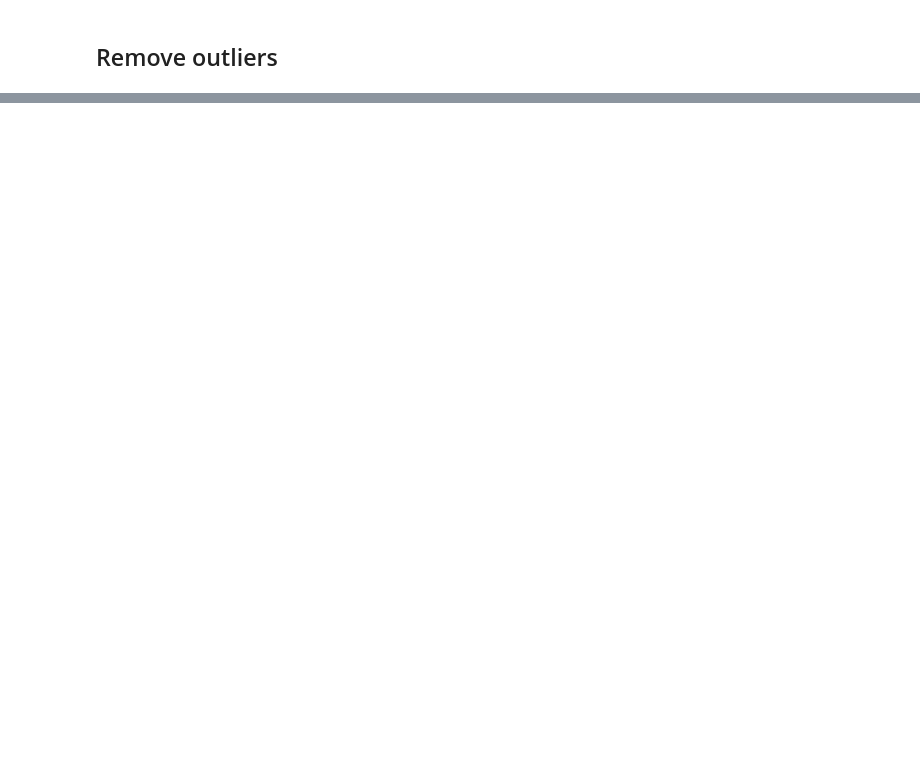
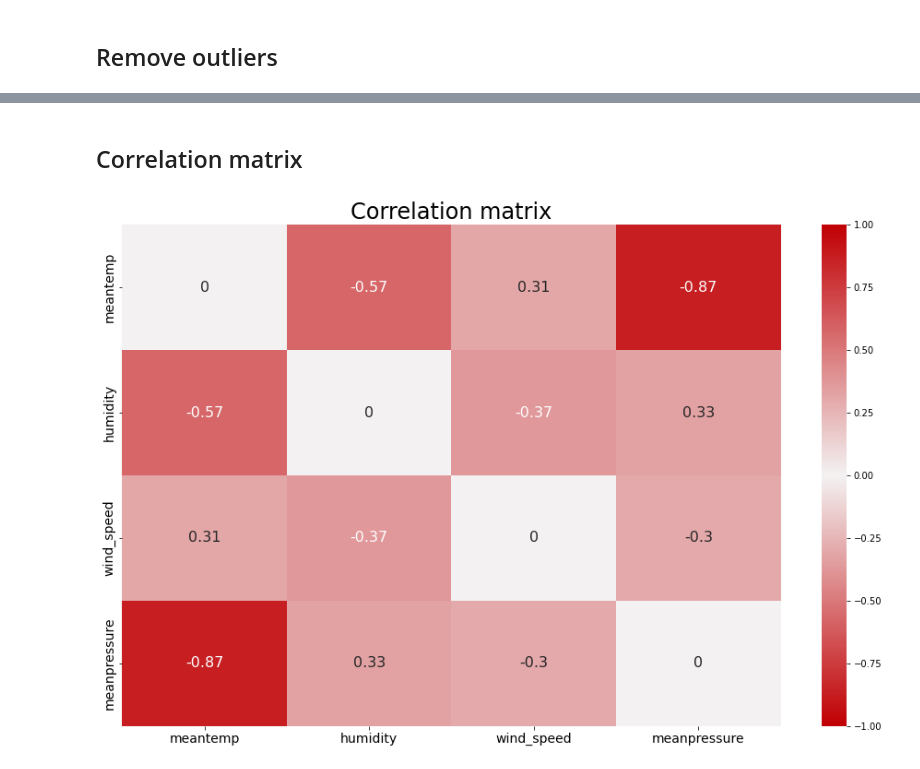
Before and after one commit to alexandre-pinon/voltron, a Jupyter notebook: src/ai/voltron.ipynb, the cells around one changed output, grey strips where cells are left out. Cells and saved outputs as stored; diff of their text form; code cells hidden in the pictures; blank space fills up the shorter version.

```diff
--- a/src/ai/voltron.ipynb
+++ b/src/ai/voltron.ipynb
@@ -104,0 +222,21 @@ train_df.replace(to_replace=train_df['meanpressure'][outliers], value=train_df['
+# %% [markdown]
+## Correlation matrix
+# %%
+fig, ax = plt.subplots(figsize=(16, 10))
+corr_mat = train_df.corr().replace(to_replace=1.0, value=0)
+cmap = sns.diverging_palette(12, 12, s=100, l=40, as_cmap=True)
+sns.heatmap(ax=ax,
+            data=corr_mat,
+            annot=True,
+            center=0,
+            vmin=-1,
+            vmax=1,
+            cmap=cmap,
+            annot_kws={'size': 16})
+ax.set_xticklabels(corr_mat.columns, size=14)
+ax.set_yticklabels(corr_mat.columns, size=14)
+ax.set_title("Correlation matrix", fontsize=24)
+
+# fig.savefig('./graphs/correlation_matrix.png', facecolor='white')
+# %% [output]
+[figure, added]
```
Also changed, not shown: parts of 9 cells of this notebook, 5 other files.
